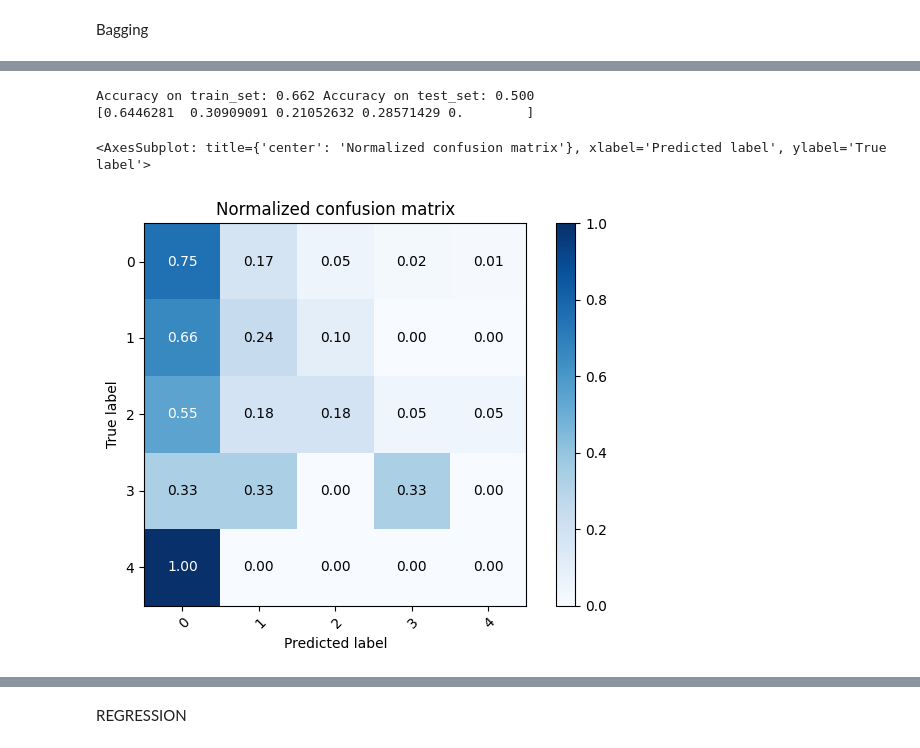
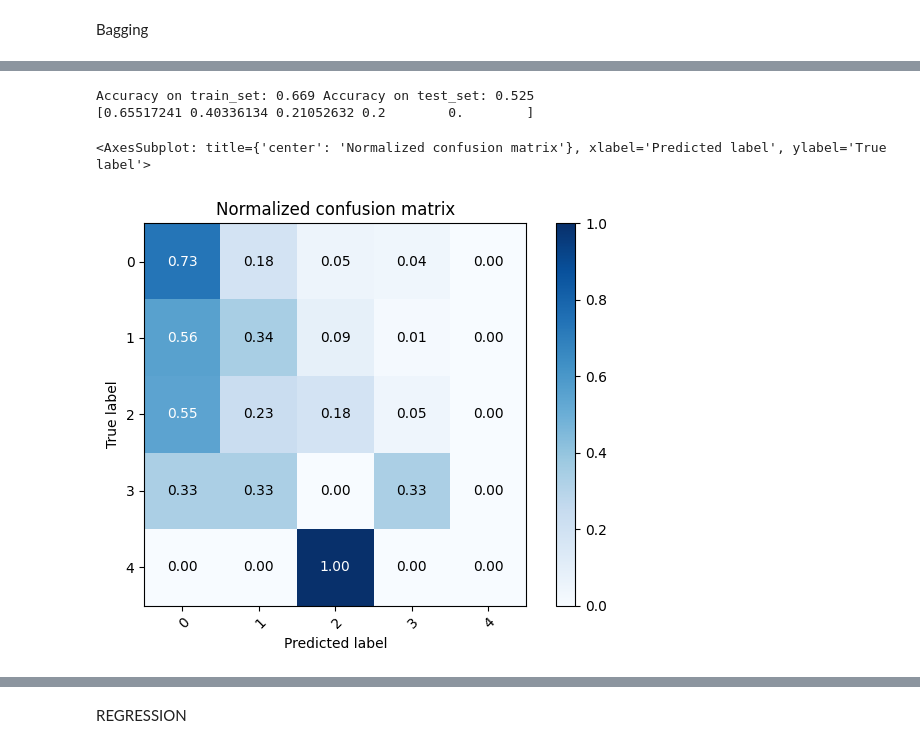
Before and after one commit to francomano/uav, a Jupyter notebook: uav.ipynb, the cells around one changed output, grey strips where cells are left out. Cells and saved outputs as stored; diff of their text form; code cells hidden in the pictures.

```diff
--- a/uav.ipynb
+++ b/uav.ipynb
@@ -220,6 +218,6 @@ Accuracy 0.540
 # %%
 #classifier=svm.SVC(C=1,kernel='rbf',gamma=0.057,class_weight='balanced')
-classifier=svm.SVC(C=1.3,kernel='poly',degree=3,gamma=0.02857142857142857,class_weight='balanced')
+classifier=svm.SVC(C=1.3,kernel='poly',degree=5,gamma=0.02857142857142857,class_weight='balanced')
 #classifier=svm.SVC(C=1,kernel='poly',degree=4,gamma='scale',class_weight='balanced')
 classifier.fit(X_train, y_train)
 y_pred=classifier.predict(X_test)
@@ -246,14 +243,0 @@ weighted avg       0.40      0.40      0.40       200
-# %%
-classifier=svm.SVC()
-
-pargrid={
-    "kernel":["poly"],
-    "degree":[2,3,4,5],
-    "gamma":[1/35, 1/70, 2/35, 5/35, 0.5, 0.75, 1],
-    "C":[0.1, 0.3, 0.5, 0.7, 0.9, 1, 1.3, 1.7]
-    }
-
-gs = GridSearchCV(classifier, pargrid, scoring="f1_micro", n_jobs=-1, refit=True, verbose=3)
-gs.fit(X_train, y_train)
-
-print(f"Best parameters found:\n{gs.best_params_}")
@@ -278,7 +244,7 @@ Best parameters found:
 # %% [markdown]
 Ensemble of kernelized methods and simple methods with BOOSTING (trying to improve Aaccuracy)
 # %%
-classifier_name = 'S'
+classifier_name = 'D'
 algorithm = 'SAMME'
 n_estimators=np.random.randint(5, 70, 5)
 
@@ -299,9 +265,9 @@ boosting_params = {
 # %%
 
 adaboost_classifier = AdaBoostClassifier(
-    base_estimator=all_classifiers['S'][0](C=0.5,kernel='poly',degree=2,gamma='scale'),
-    n_estimators=17,
-    learning_rate=0.2,
+    base_estimator=all_classifiers[classifier_name][0](max_depth=2),
+    n_estimators=29,
+    learning_rate=0.3,
     algorithm= algorithm,
     random_state=random_state
     ).fit(X_train, y_train)
@@ -358,11 +324,11 @@ bagging_params = {
   'n_estimators': n_estimators,
 }
 bagging_classifier = BaggingClassifier(
-    base_estimator=all_classifiers[classifier_name][0](C=0.5,kernel='poly',degree=2,gamma='scale',class_weight='balanced'),
-    max_samples=340,
-    n_estimators=55,
+    base_estimator=all_classifiers['S'][0](C=0.5,kernel='poly',degree=2,gamma='scale',class_weight='balanced'), #best C=0.5 deg=2
+    max_samples=360,
+    n_estimators=60,
     random_state=random_state,
-    ).fit(X_train, y_train)
+    ).fit(X_train,y_train)
 
 y_pred=bagging_classifier.predict(X_test)
 bagging_accuracy_test = bagging_classifier.score(X_test, y_test)
@@ -376,7 +357,7 @@ warning: class label 4 specified in weight is not found
-Accuracy on train_set: 0.662 Accuracy on test_set: 0.500
-[0.6446281  0.30909091 0.21052632 0.28571429 0.        ]
+Accuracy on train_set: 0.669 Accuracy on test_set: 0.525
+[0.65517241 0.40336134 0.21052632 0.2        0.        ]
 <AxesSubplot: title={'center': 'Normalized confusion matrix'}, xlabel='Predicted label', ylabel='True label'>
-[figure, old version]
+[figure, new version]
 # %%
 grid_search_bagging = GridSearchCV(
     bagging_classifier,
```
Also changed, not shown: parts of 8 cells of this notebook, 1 other file.
